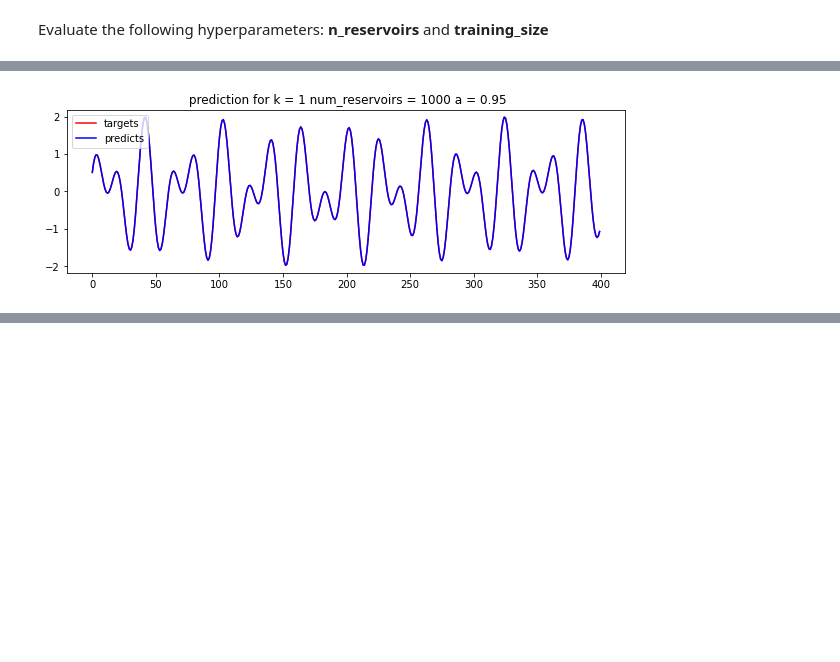
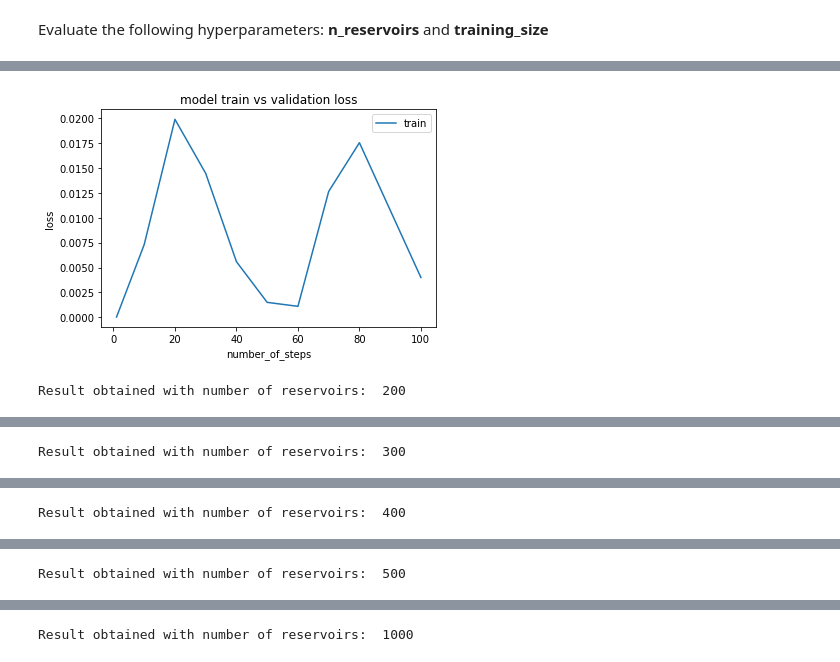
Before and after one commit to danielmai12/ESN, a Jupyter notebook: project.ipynb, the cells around one changed output, grey strips where cells are left out. Cells and saved outputs as stored; diff of their text form; code cells hidden in the pictures; blank space fills up the shorter version.

```diff
--- a/project.ipynb
+++ b/project.ipynb
@@ -316,7 +331,7 @@ Reports:
 Evaluate the following hyperparameters: **k - forecasting horizon**
 # %%
 k_tests = [10, 20, 50, 100, 250]
-
+lorenz_k_loss = []
 for k in k_tests:
     io_pair, lorenz_train_pair, lorenz_test_pair = train_test_split(lorenz_data, k=k, test_size=0.2)
     lorenz_current_state, lorenz_W_in, lorenz_W_r, lorenz_W_out = ESN_train(lorenz_train_pair, n_reservoirs=1000)
@@ -326,6 +341,7 @@ for k in k_tests:
                                                           lorenz_W_r,
                                                           lorenz_W_out,
                                                           k=k)
+    lorenz_k_loss.append(lorenz_test_loss)
     print('for k = ' + str(k) + ' --> MSE loss: '+ str(MSE(lorenz_targets, lorenz_predicts)))
     plot_result_function(lorenz_targets, lorenz_predicts, k, 0.95, 1000)
 # %% [output]
@@ -343,3 +363,18 @@ for k = 250 --> MSE loss: 60.07586225322176
 Reports:
 - As the number of k increases longer (higher), the error is increasing rapidly
 - A possible explanation for this phenomenon is that, as k increases, the total pair of data is decreases, thus less data to train and test. Moreover, the higher of k, the more far distance from the input to output is. So, it is hard to predict perfectly for the long step.
+# %%
+a_tests = [0.1, 0.2, 0.3, 0.4, 0.5, 0.60, 0.7, 0.8, 0.9, 1, 1.1, 1.2, 1.3]
+lorenz_a_loss = []
+for a in a_tests:
+    io_pair, lorenz_train_pair, lorenz_test_pair = train_test_split(lorenz_data, test_size=0.2, k=20)
+    lorenz_current_state, lorenz_W_in, lorenz_W_r, lorenz_W_out = ESN_train(lorenz_train_pair, n_reservoirs=1000, a=a)
+    lorenz_test_loss, lorenz_targets, lorenz_predicts = ESN_k_step_predict(lorenz_test_pair,
+                                                          lorenz_current_state,
+                                                          lorenz_W_in,
+                                                          lorenz_W_r,
+                                                          lorenz_W_out,
+                                                          k=20)
+    lorenz_a_loss.append(lorenz_test_loss)
+
+plot_compare(a_tests, lorenz_a_loss)
@@ -399,16 +439,22 @@ for num reservoirs = 1000 and training_size = 0.5 --> NRMSE loss: 0.000291009014
 ... (9 outputs left out)
 # %%
-k_tests = [1, 20, 30, 50, 100]
+k_tests = [1, 10, 20, 30, 40, 50, 60, 70, 80, 100]
+num_reservoirs = [100, 200, 300, 400, 500, 1000]
 
-for k in k_tests:
-    io_pair, sin_train_pair, sin_test_pair = train_test_split(sin_data, k=k, test_size=0.2)
-    sin_current_state, sin_W_in, sin_W_r, sin_W_out = ESN_train(sin_train_pair, n_reservoirs=1000)
-    sin_test_loss, sin_targets, sin_predicts = ESN_k_step_predict(sin_test_pair,
-                                                          sin_current_state,
-                                                          sin_W_in,
-                                                          sin_W_r,
-                                                          sin_W_out,
-                                                          k=k)
-    print('for k = ' + str(k) + ' --> MSE loss: '+ str(sin_test_loss))
-    plot_result_function(sin_targets, sin_predicts, k, 0.95, 1000)
+
+for reservoirs in num_reservoirs:
+    sin_k_loss = []
+    for k in k_tests:
+        io_pair, sin_train_pair, sin_test_pair = train_test_split(sin_data, k=k, test_size=0.2)
+        sin_current_state, sin_W_in, sin_W_r, sin_W_out = ESN_train(sin_train_pair, n_reservoirs=reservoirs)
+        sin_test_loss, sin_targets, sin_predicts = ESN_k_step_predict(sin_test_pair,
+                                                              sin_current_state,
+                                                              sin_W_in,
+                                                              sin_W_r,
+                                                              sin_W_out,
+                                                              k=k)
+        sin_k_loss.append(sin_test_loss)
+
+    print("Result obtained with number of reservoirs: ", reservoirs)
+    plot_compare(k_tests, sin_k_loss, "number_of_steps")
 # %% [output]
@@ -420 +462,2 @@ for k = 100 --> MSE loss: 0.0001266714121440414
-[figure, old version]
+[figure, new version]
+Result obtained with number of reservoirs:  200
@@ -421,0 +465 @@ for k = 100 --> MSE loss: 0.0001266714121440414
+Result obtained with number of reservoirs:  300
@@ -422,0 +467 @@ for k = 100 --> MSE loss: 0.0001266714121440414
+Result obtained with number of reservoirs:  400
@@ -423,0 +469 @@ for k = 100 --> MSE loss: 0.0001266714121440414
+Result obtained with number of reservoirs:  500
@@ -424,0 +471 @@ for k = 100 --> MSE loss: 0.0001266714121440414
+Result obtained with number of reservoirs:  1000
```
Also changed, not shown: parts of 16 cells of this notebook.
